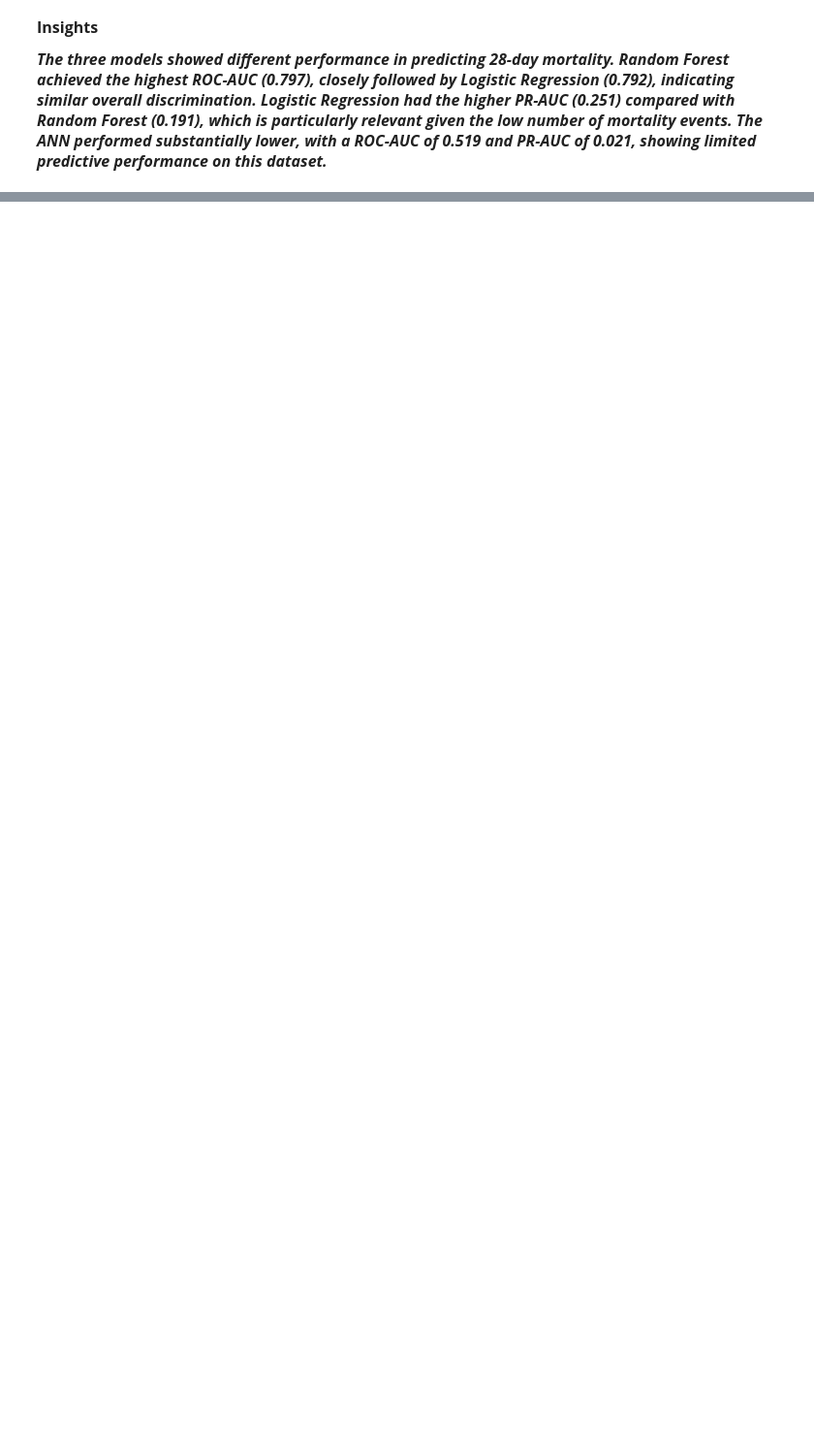
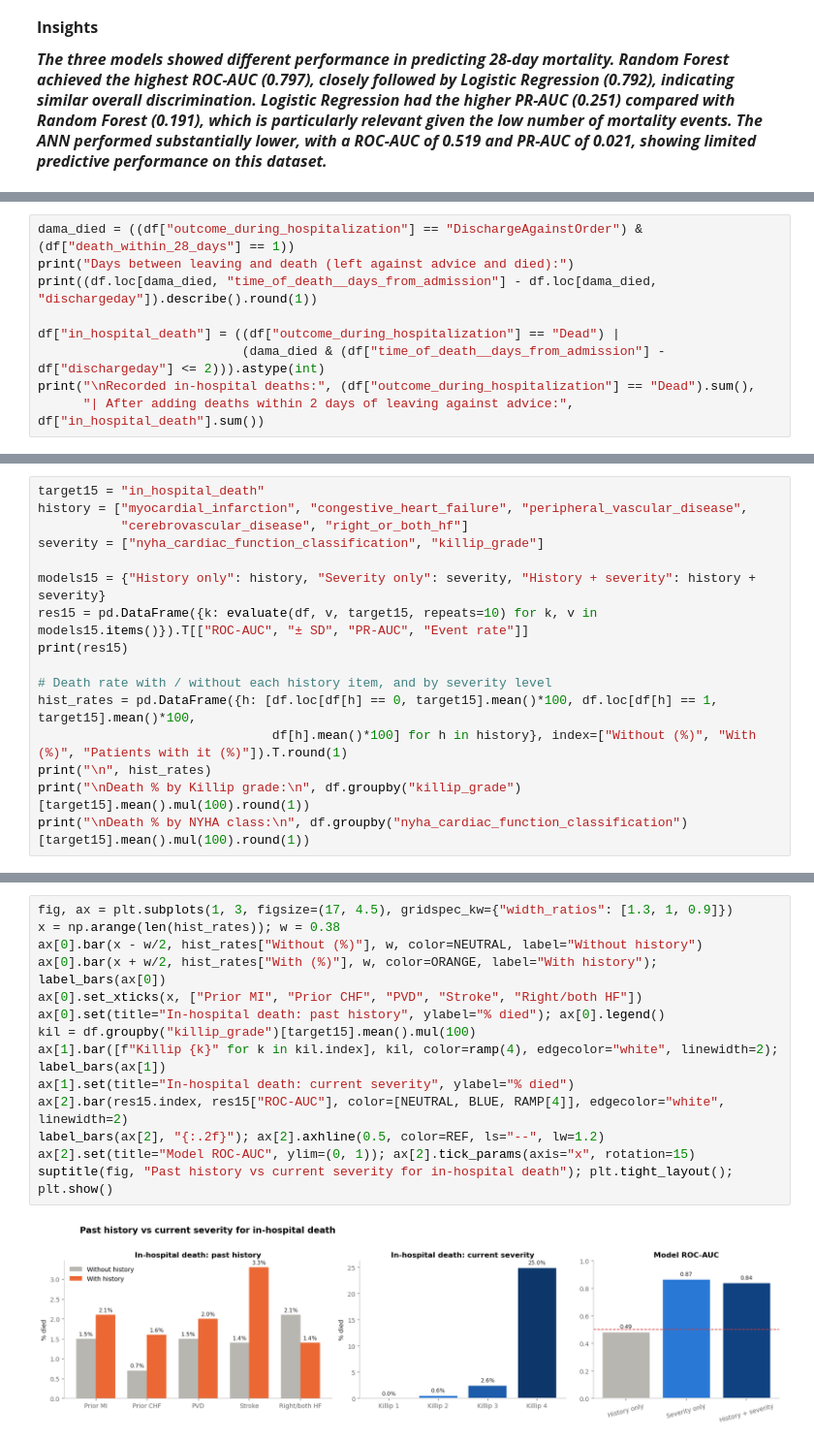
Before and after one commit to SaranyaShanmugam2026/Team2_PythonPioneers_PythonHackathon_Sep_2026, a Jupyter notebook: Team2_PythonPioneers_4.Predictive_Analysis.ipynb, the cells around one changed output, grey strips where cells are left out. Shown at 97% size. Drawn from its saved outputs; the diff is of its cells as text; blank space fills up the shorter version.

```diff
--- a/Team2_PythonPioneers_4.Predictive_Analysis.ipynb
+++ b/Team2_PythonPioneers_4.Predictive_Analysis.ipynb
@@ -1770,0 +2103,9 @@ The ANN performed substantially lower, with a ROC-AUC of 0.519 and PR-AUC of 0.0
+# %%
+dama_died = ((df["outcome_during_hospitalization"] == "DischargeAgainstOrder") & (df["death_within_28_days"] == 1))
+print("Days between leaving and death (left against advice and died):")
+print((df.loc[dama_died, "time_of_death__days_from_admission"] - df.loc[dama_died, "dischargeday"]).describe().round(1))
+
+df["in_hospital_death"] = ((df["outcome_during_hospitalization"] == "Dead") |
+                           (dama_died & (df["time_of_death__days_from_admission"] - df["dischargeday"] <= 2))).astype(int)
+print("\nRecorded in-hospital deaths:", (df["outcome_during_hospitalization"] == "Dead").sum(),
+      "| After adding deaths within 2 days of leaving against advice:", df["in_hospital_death"].sum())
@@ -1770,0 +2125,16 @@ The ANN performed substantially lower, with a ROC-AUC of 0.519 and PR-AUC of 0.0
+# %%
+target15 = "in_hospital_death"
+history = ["myocardial_infarction", "congestive_heart_failure", "peripheral_vascular_disease",
+           "cerebrovascular_disease", "right_or_both_hf"]
+severity = ["nyha_cardiac_function_classification", "killip_grade"]
+
+models15 = {"History only": history, "Severity only": severity, "History + severity": history + severity}
+res15 = pd.DataFrame({k: evaluate(df, v, target15, repeats=10) for k, v in models15.items()}).T[["ROC-AUC", "± SD", "PR-AUC", "Event rate"]]
+print(res15)
+
+# Death rate with / without each history item, and by severity level
+hist_rates = pd.DataFrame({h: [df.loc[df[h] == 0, target15].mean()*100, df.loc[df[h] == 1, target15].mean()*100,
+                               df[h].mean()*100] for h in history}, index=["Without (%)", "With (%)", "Patients with it (%)"]).T.round(1)
+print("\n", hist_rates)
+print("\nDeath % by Killip grade:\n", df.groupby("killip_grade")[target15].mean().mul(100).round(1))
+print("\nDeath % by NYHA class:\n", df.groupby("nyha_cardiac_function_classification")[target15].mean().mul(100).round(1))
@@ -1770,0 +2159,16 @@ The ANN performed substantially lower, with a ROC-AUC of 0.519 and PR-AUC of 0.0
+# %%
+fig, ax = plt.subplots(1, 3, figsize=(17, 4.5), gridspec_kw={"width_ratios": [1.3, 1, 0.9]})
+x = np.arange(len(hist_rates)); w = 0.38
+ax[0].bar(x - w/2, hist_rates["Without (%)"], w, color=NEUTRAL, label="Without history")
+ax[0].bar(x + w/2, hist_rates["With (%)"], w, color=ORANGE, label="With history"); label_bars(ax[0])
+ax[0].set_xticks(x, ["Prior MI", "Prior CHF", "PVD", "Stroke", "Right/both HF"])
+ax[0].set(title="In-hospital death: past history", ylabel="% died"); ax[0].legend()
+kil = df.groupby("killip_grade")[target15].mean().mul(100)
+ax[1].bar([f"Killip {k}" for k in kil.index], kil, color=ramp(4), edgecolor="white", linewidth=2); label_bars(ax[1])
+ax[1].set(title="In-hospital death: current severity", ylabel="% died")
+ax[2].bar(res15.index, res15["ROC-AUC"], color=[NEUTRAL, BLUE, RAMP[4]], edgecolor="white", linewidth=2)
+label_bars(ax[2], "{:.2f}"); ax[2].axhline(0.5, color=REF, ls="--", lw=1.2)
+ax[2].set(title="Model ROC-AUC", ylim=(0, 1)); ax[2].tick_params(axis="x", rotation=15)
+suptitle(fig, "Past history vs current severity for in-hospital death"); plt.tight_layout(); plt.show()
+# %% [output]
+[figure, added]
```
Also changed, not shown: parts of 35 cells of this notebook.
